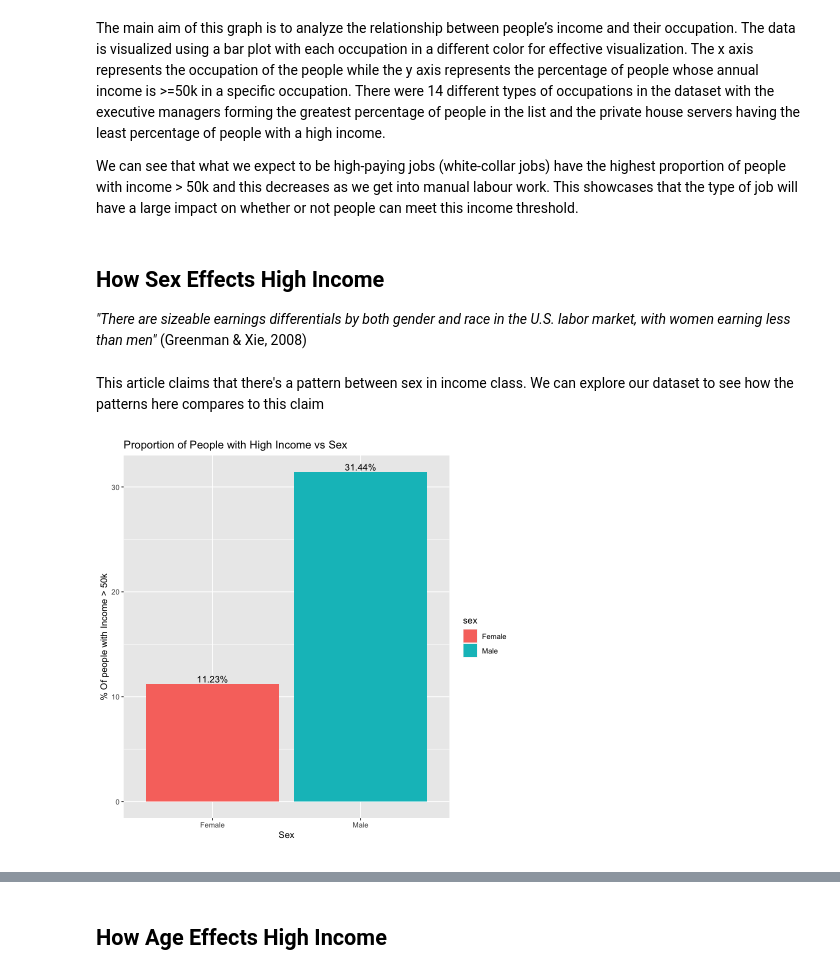
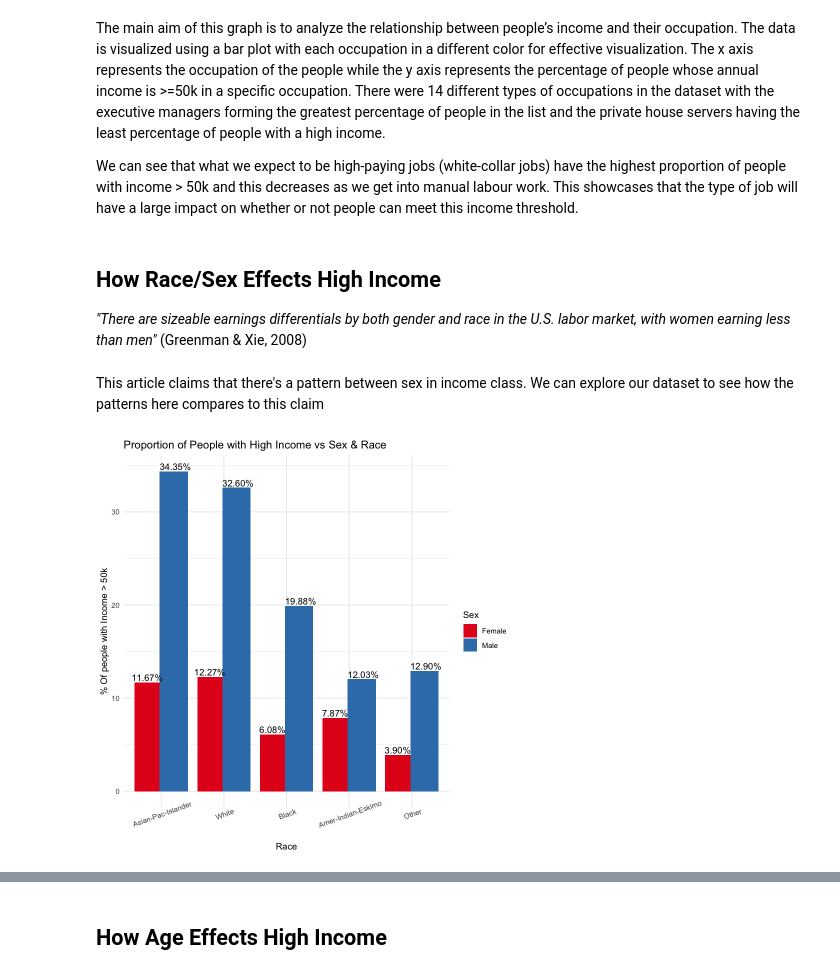
Before and after one commit to calvingdu/dsci100-003-23, a Jupyter notebook: src/project/project.ipynb, the cells around one changed output, grey strips where cells are left out. Saved outputs shown, nothing was run; the diff lists cells and outputs as text; code cells hidden in the pictures.

Commit message:
model and capital

```diff
--- a/src/project/project.ipynb
+++ b/src/project/project.ipynb
@@ -131,19 +124,21 @@ tidy_df <- tidy_df %>% mutate(income = as.factor(income))
 Below is an function that does all of our pre-processing. It can be verified by checking if the changes we made above are the same as the changes made by the function
 # %%
 process_df <- function(df){
-    filtered_df <- df |>
-        select(age, education, occupation, sex,
-                capital.gain, capital.loss, hours.per.week, native.country, income) |>
-        filter(occupation != "?")
+  filtered_df <- df |>
+  select(age, education, occupation, sex, race,
+         capital.gain, capital.loss, hours.per.week, native.country, income) |>
+  filter(occupation != "?")
 
-    binary_df <- preprocess_binary(filtered_df)
+  binary_df <- preprocess_binary(filtered_df)
 
-    unique_occupations <- as.list(unique(binary_df$occupation))
-    occupations_df <- preprocess_occupation(binary_df, unique_occupations)
+  unique_races <- as.list(unique(binary_df$race))
+  race_df <- preprocess_race(binary_df, unique_races)
 
-    tidy_df <- occupations_df %>% mutate(income = as.factor(income))
+  unique_occupations <- as.list(unique(race_df$occupation))
+  occupations_df <- preprocess_occupation(race_df, unique_occupations)
 
-    return(tidy_df)
+  tidy_df <- occupations_df %>% mutate(income = as.factor(income))
+  return(tidy_df)
 }
 
 processed_df_train <- process_df(df_train)
@@ -227,22 +196,28 @@ The main aim of this graph is to analyze the relationship between people’s inc
 
 We can see that what we expect to be high-paying jobs (white-collar jobs) have the highest proportion of people with income > 50k and this decreases as we get into manual labour work. This showcases that the type of job will have a large impact on whether or not people can meet this income threshold.
 # %% [markdown]
-## How Sex Effects High Income
+## How Race/Sex Effects High Income
 *"There are sizeable earnings differentials by both gender and race in the U.S. labor market, with women earning less than men"* (Greenman & Xie, 2008)
 # %% [markdown]
 This article claims that there's a pattern between sex in income class. We can explore our dataset to see how the patterns here compares to this claim
 # %%
-sex_plot <- tidy_df %>%
-    group_by(sex) %>%
-    summarize(proportion = (sum(income == ">50K") / n()) * 100) %>%
-    ggplot(aes(x = sex, y = proportion, fill = sex)) +
-    geom_bar(stat = "identity") +
-    labs(x = "Sex", y = "% Of people with Income > 50k", title = "Proportion of People with High Income vs Sex", caption = "") +
-    geom_text(aes(label = sprintf("%.2f%%", proportion)),
+data <- tidy_df %>%
+  group_by(sex, race) %>%
+  summarize(proportion = (sum(income == ">50K") / n()) * 100, .groups = 'drop') %>%
+  mutate(race = fct_reorder(race, -proportion))
+
+# Now create the ggplot
+ggplot(data, aes(x = race, y = proportion, fill = sex)) +
+  geom_bar(stat = "identity", position = position_dodge(width = 0.8)) +
+  scale_fill_brewer(palette = "Set1", name = "Sex") +
+  labs(x = "Race", y = "% Of people with Income > 50k", fill = "Sex",
+       title = "Proportion of People with High Income vs Sex & Race") +
+  geom_text(aes(label = sprintf("%.2f%%", proportion)),
         position = position_dodge(width = 0.9),
-        vjust = -0.25)
-sex_plot
+        vjust = -0.25) +
+  theme_minimal() +
+  theme(axis.text.x = element_text(angle = 20, hjust = 0.5))
 # %% [output]
-[figure, old version]
+[figure, new version]
 # %% [markdown]
 Greenman and Xie discuss gender-based wage gaps, consistently finding that men earn more than women (2018). Their work is supported by other previous papers, where this pattern of gender differences results in earning inequalities.
```
Also changed, not shown: parts of 20 cells of this notebook, 1 other file.
